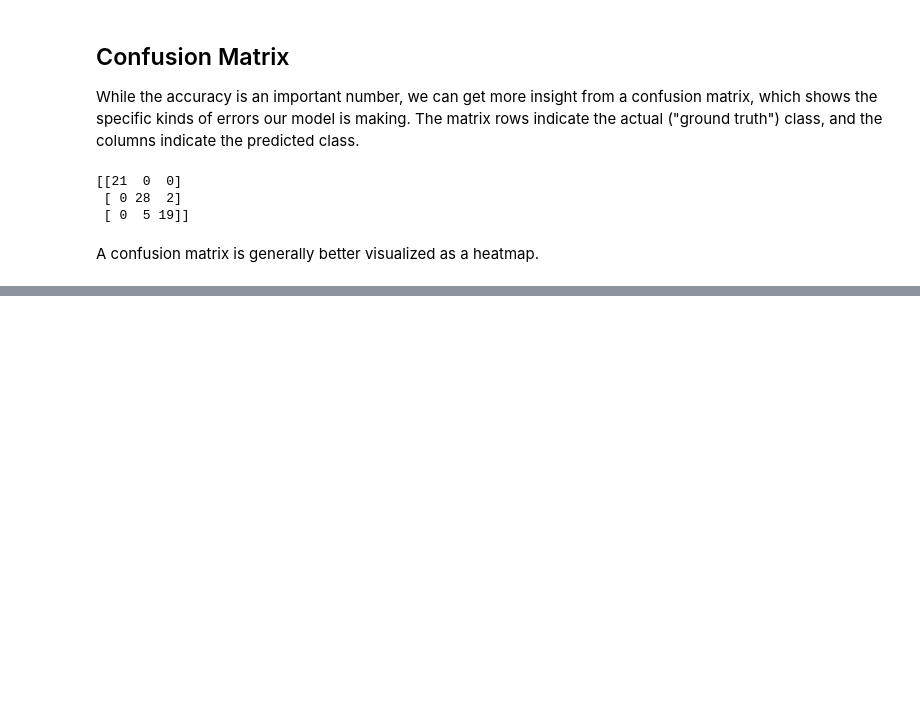
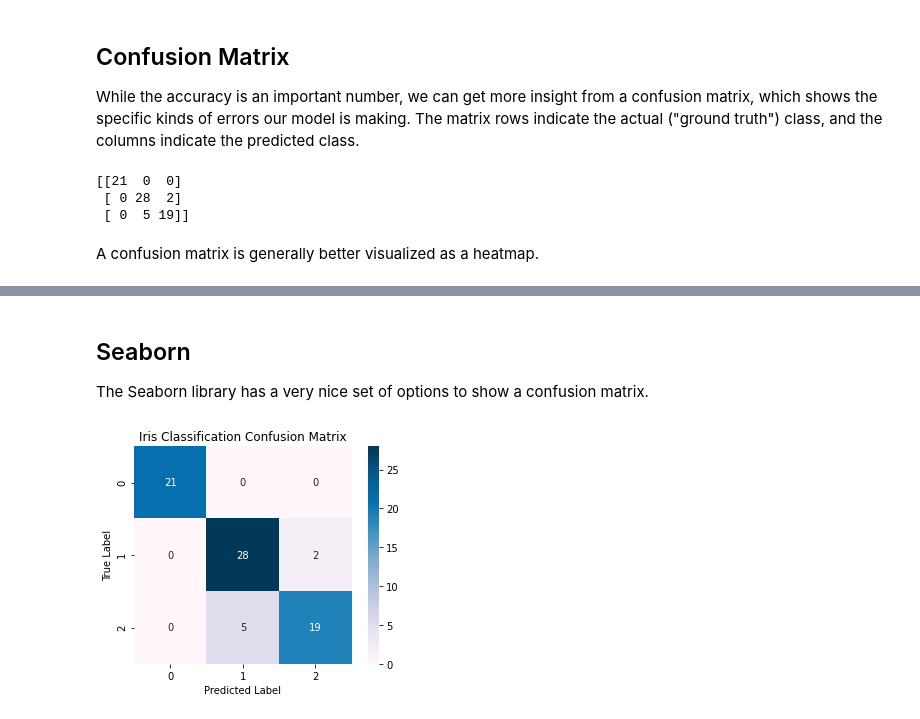
Before and after one commit to zfert514/csc401-2021s, a Jupyter notebook: tutorials/day05_tutorial_knn.ipynb, the cells around one changed output, grey strips where cells are left out. Cells and saved outputs as stored; diff of their text form; code cells hidden in the pictures; blank space fills up the shorter version.

```diff
--- a/tutorials/day05_tutorial_knn.ipynb
+++ b/tutorials/day05_tutorial_knn.ipynb
@@ -203,0 +203,14 @@ plt.show()
+# %% [markdown]
+## Seaborn
+The Seaborn library has a very nice set of options to show a confusion matrix.
+# %%
+sns.heatmap(cm, square=True, annot=True, fmt='d', cbar=True, cmap="PuBu",
+                    xticklabels=model.classes_,
+                    yticklabels=model.classes_)
+
+plt.xlabel('Predicted Label');
+plt.ylabel('True Label')
+plt.title('Iris Classification Confusion Matrix')
+plt.show()
+# %% [output]
+[figure, added]
```
Also changed, not shown: parts of 7 cells of this notebook.
